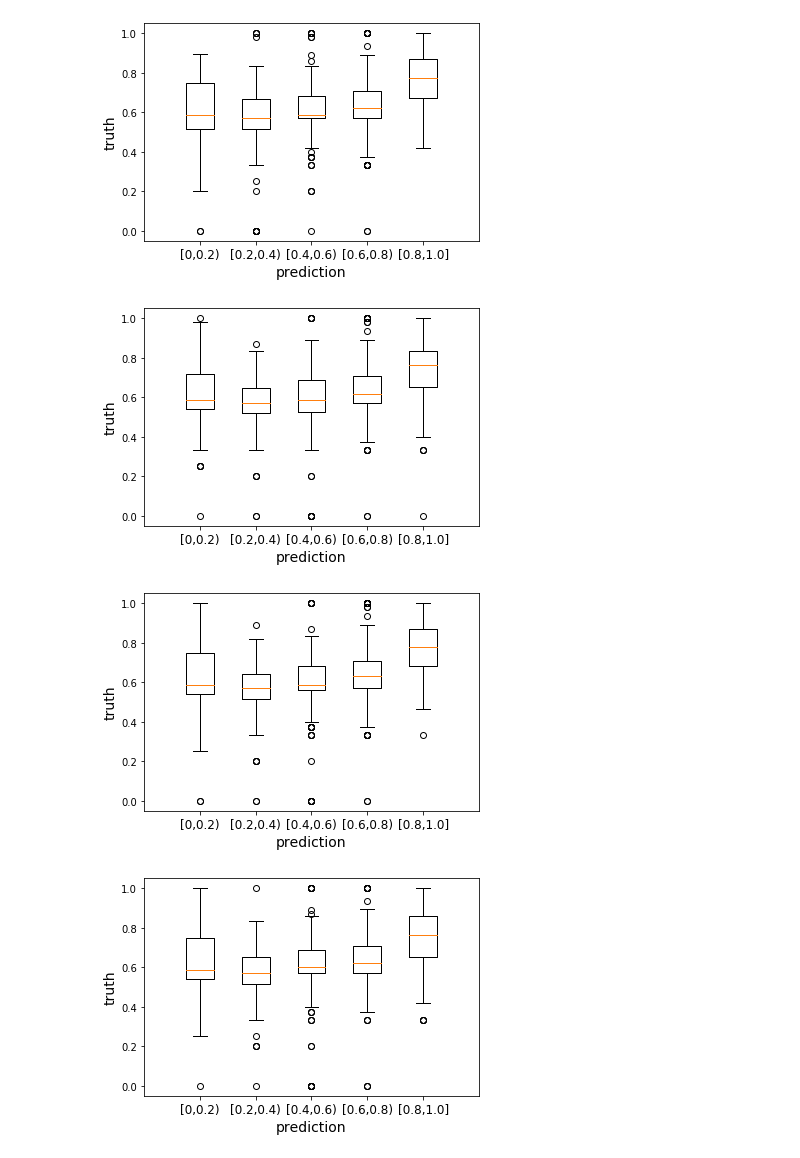
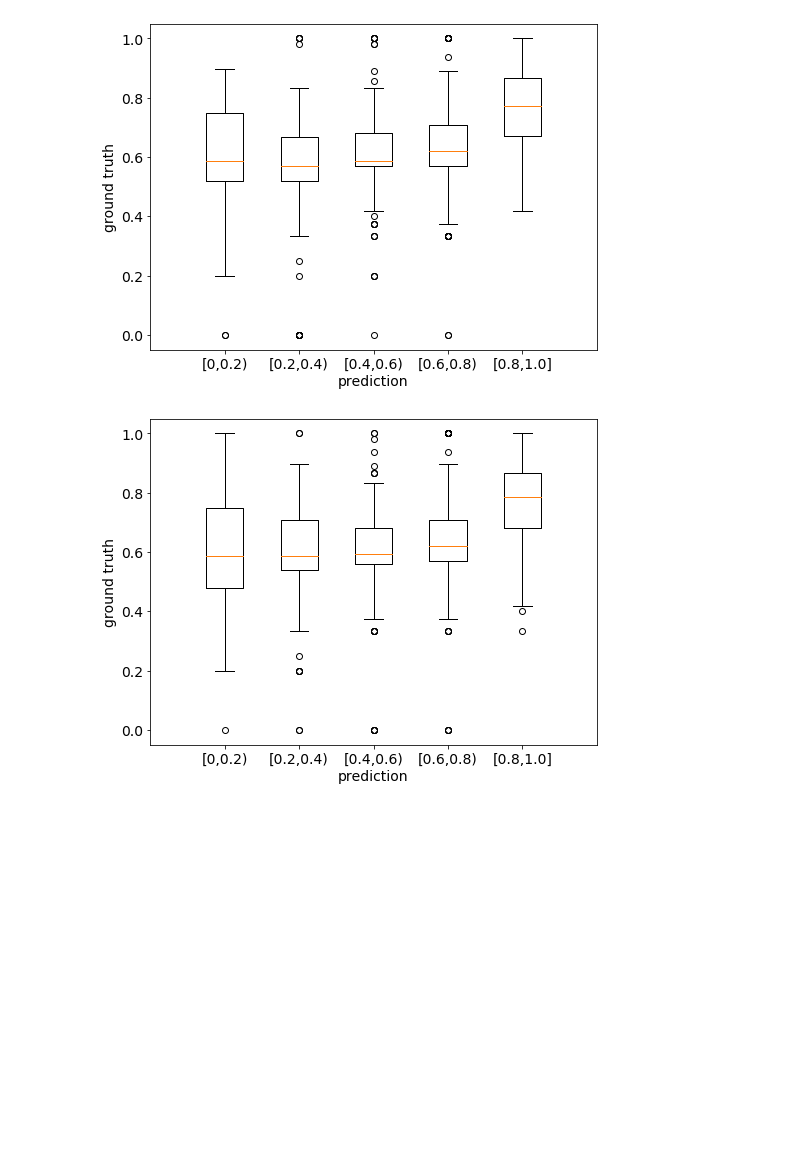
Before and after one commit to qqpann/KnowledgeTracing, a Jupyter notebook: notebook/linreg_perform.ipynb, the cells around one changed output. Saved outputs shown, nothing was run; the diff lists cells and outputs as text; code cells hidden in the pictures; blank space fills up the shorter version.

```diff
--- a/notebook/linreg_perform.ipynb
+++ b/notebook/linreg_perform.ipynb
@@ -8,10 +8,16 @@ from functools import reduce
 from pathlib import Path
 # %%
 projectdir = Path('/code')
-fnames = ['output/1124_eddkt_vs_dkt/20191124-1843_eddkt_ef15_eddkt/pa_relation/eddkt_xy.pkl',
-          'output/1124_eddkt_vs_dkt/20191124-1843_eddkt_ef15_w1w2_eddkt/pa_relation/eddkt_xy.pkl',
-          'output/1124_eddkt_vs_dkt/20191124-1856_dkt_dkt/pa_relation/dkt_xy.pkl',
-          'output/1124_eddkt_vs_dkt/20191124-1856_dkt_w1w2_dkt/pa_relation/dkt_xy.pkl',]
+fnames = [
+    'output/1124_eddkt_vs_dkt/20191124-1843_eddkt_ef15_eddkt/pa_relation/eddkt_xy.pkl',
+#     'output/1124_eddkt_vs_dkt/20191124-1843_eddkt_ef15_w1w2_eddkt/pa_relation/eddkt_xy.pkl',
+#     'output/1124_eddkt_vs_dkt/20191124-1856_dkt_dkt/pa_relation/dkt_xy.pkl',
+#     'output/1124_eddkt_vs_dkt/20191124-1856_dkt_w1w2_dkt/pa_relation/dkt_xy.pkl',
+
+#     'output/1124_geddkt/20191125-0159_ef5_geddkt/pa_relation/geddkt_xy.pkl',
+#     'output/1124_geddkt/20191125-0239_ef10_geddkt/pa_relation/geddkt_xy.pkl',
+    'output/1124_geddkt/20191125-0335_ef15_geddkt/pa_relation/geddkt_xy.pkl',
+]
 for fname in fnames:
     with open(projectdir / fname, 'rb') as f:
         data = pickle.load(f)
@@ -31,34 +35,33 @@ for fname in fnames:
 # %%
 binNum = 5
 
 def val2label(val):
     return np.min((np.int(np.floor(val * binNum)), binNum - 1))
 
 def classifyByLabel(classifiedList, newPair):
     pred, truth = newPair
     label = val2label(pred)
     classifiedList[label].append(truth)
     return classifiedList
 
 for fname in fnames:
     with open(projectdir / fname, 'rb') as f:
         data = pickle.load(f)
 
     emptyLists = [[] for _ in range(binNum)]
     classifiedL = reduce(classifyByLabel, np.array(data).transpose(), emptyLists)
 
-    fig, ax = plt.subplots()
+    fig, ax = plt.subplots(figsize=(8,6))
     ax.boxplot(np.array(classifiedL))
     ax.set_xlim((0, 6))
     ax.set_xlabel('prediction', fontsize=14)
-    ax.set_ylabel('truth', fontsize=14)
-    ticks = plt.xticks([1,2,3,4,5], ('[0,0.2)', '[0.2,0.4)', '[0.4,0.6)', '[0.6,0.8)', '[0.8,1.0]'), fontsize=12)
+    ax.set_ylabel('ground truth', fontsize=14)
+    xticks = plt.xticks([1,2,3,4,5], ('[0,0.2)', '[0.2,0.4)', '[0.4,0.6)', '[0.6,0.8)', '[0.8,1.0]'), fontsize=14)
+    yticks = plt.yticks(fontsize=14)
     plt.show()
 # %% [output]
-[figure, old version]
+[figure, new version]
-[figure, old version]
+[figure, new version]
-[figure, removed]
-[figure, removed]
 # %%
 from sklearn import linear_model
 
```
Also changed, not shown: parts of 2 cells of this notebook.
